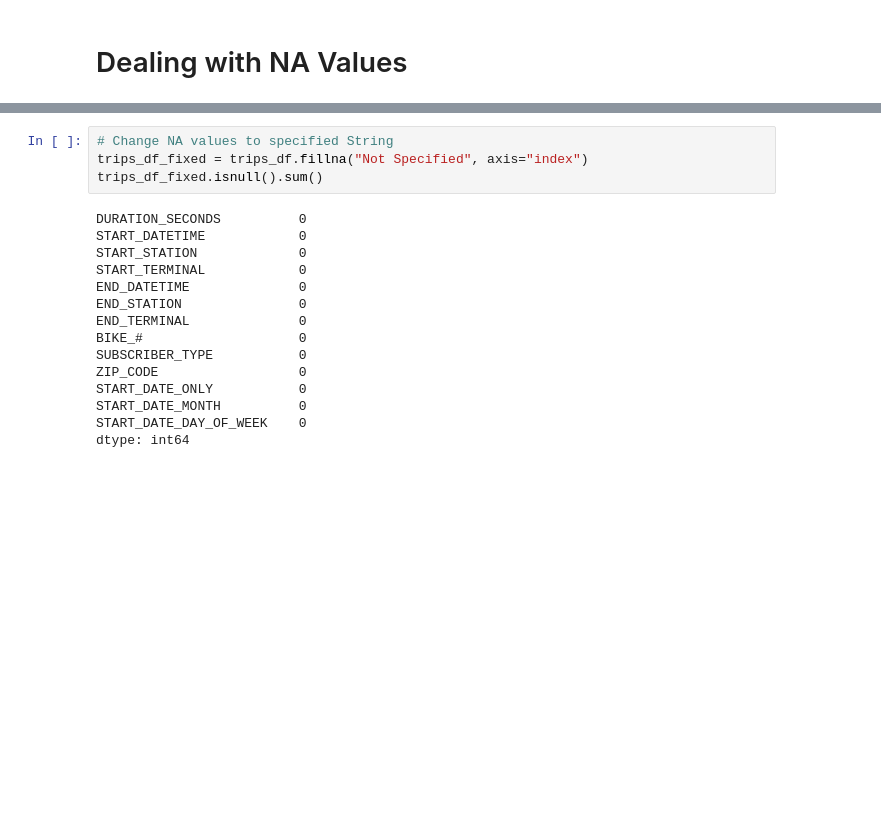
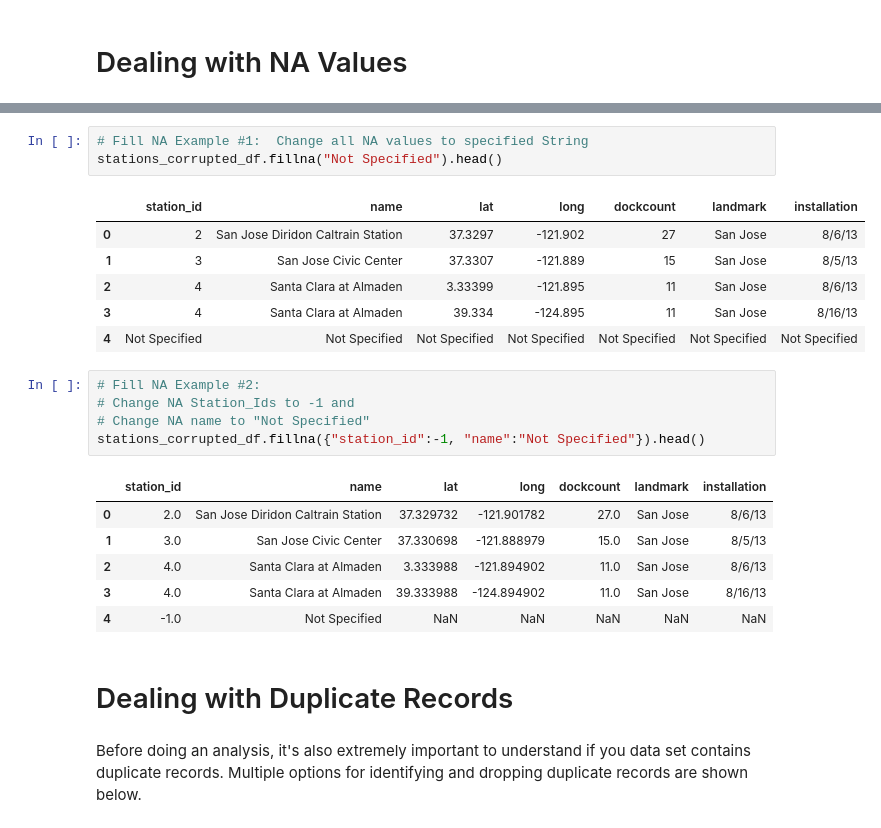
Before and after one commit to ecerami/pandas_essentials, a Jupyter notebook: 4_wrangling_part1.ipynb, the cells around one changed output, grey strips where cells are left out. Cells and saved outputs as stored; diff of their text form; blank space fills up the shorter version.

```diff
--- a/4_wrangling_part1.ipynb
+++ b/4_wrangling_part1.ipynb
@@ -219,19 +290,26 @@ len(trips_df) - len(trips_df_subset)
 # %%
-# Change NA values to specified String
-trips_df_fixed = trips_df.fillna("Not Specified", axis="index")
-trips_df_fixed.isnull().sum()
+# Fill NA Example #1:  Change all NA values to specified String
+stations_corrupted_df.fillna("Not Specified").head()
 # %% [output]
-DURATION_SECONDS          0
-START_DATETIME            0
-START_STATION             0
-START_TERMINAL            0
-END_DATETIME              0
-END_STATION               0
-END_TERMINAL              0
-BIKE_#                    0
-SUBSCRIBER_TYPE           0
-ZIP_CODE                  0
-START_DATE_ONLY           0
-START_DATE_MONTH          0
-START_DATE_DAY_OF_WEEK    0
-dtype: int64
+|  | station_id | name | lat | long | dockcount | landmark | installation |
+| 0 | 2 | San Jose Diridon Caltrain Station | 37.3297 | -121.902 | 27 | San Jose | 8/6/13 |
+| 1 | 3 | San Jose Civic Center | 37.3307 | -121.889 | 15 | San Jose | 8/5/13 |
+| 2 | 4 | Santa Clara at Almaden | 3.33399 | -121.895 | 11 | San Jose | 8/6/13 |
+| 3 | 4 | Santa Clara at Almaden | 39.334 | -124.895 | 11 | San Jose | 8/16/13 |
+| 4 | Not Specified | Not Specified | Not Specified | Not Specified | Not Specified | Not Specified | Not Specified |
+# %%
+# Fill NA Example #2:
+# Change NA Station_Ids to -1 and
+# Change NA name to "Not Specified"
+stations_corrupted_df.fillna({"station_id":-1, "name":"Not Specified"}).head()
+# %% [output]
+|  | station_id | name | lat | long | dockcount | landmark | installation |
+| 0 | 2.0 | San Jose Diridon Caltrain Station | 37.329732 | -121.901782 | 27.0 | San Jose | 8/6/13 |
+| 1 | 3.0 | San Jose Civic Center | 37.330698 | -121.888979 | 15.0 | San Jose | 8/5/13 |
+| 2 | 4.0 | Santa Clara at Almaden | 3.333988 | -121.894902 | 11.0 | San Jose | 8/6/13 |
+| 3 | 4.0 | Santa Clara at Almaden | 39.333988 | -124.894902 | 11.0 | San Jose | 8/16/13 |
+| 4 | -1.0 | Not Specified | NaN | NaN | NaN | NaN | NaN |
+# %% [markdown]
+# Dealing with Duplicate Records
+# %% [markdown]
+Before doing an analysis, it's also extremely important to understand if you data set contains duplicate records.  Multiple options for identifying and dropping duplicate records are shown below.
```
Also changed, not shown: parts of 37 cells of this notebook, 3 other files.
